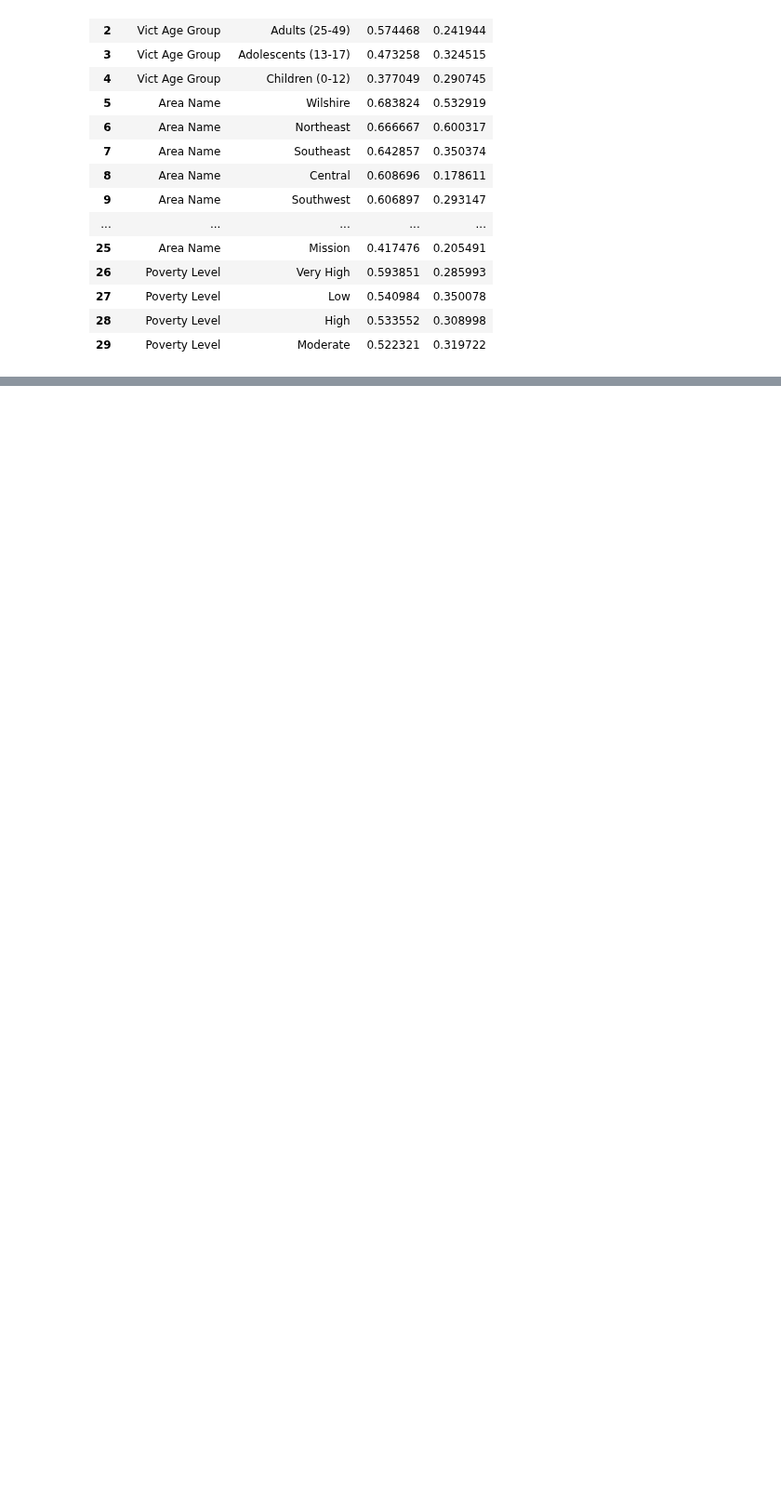
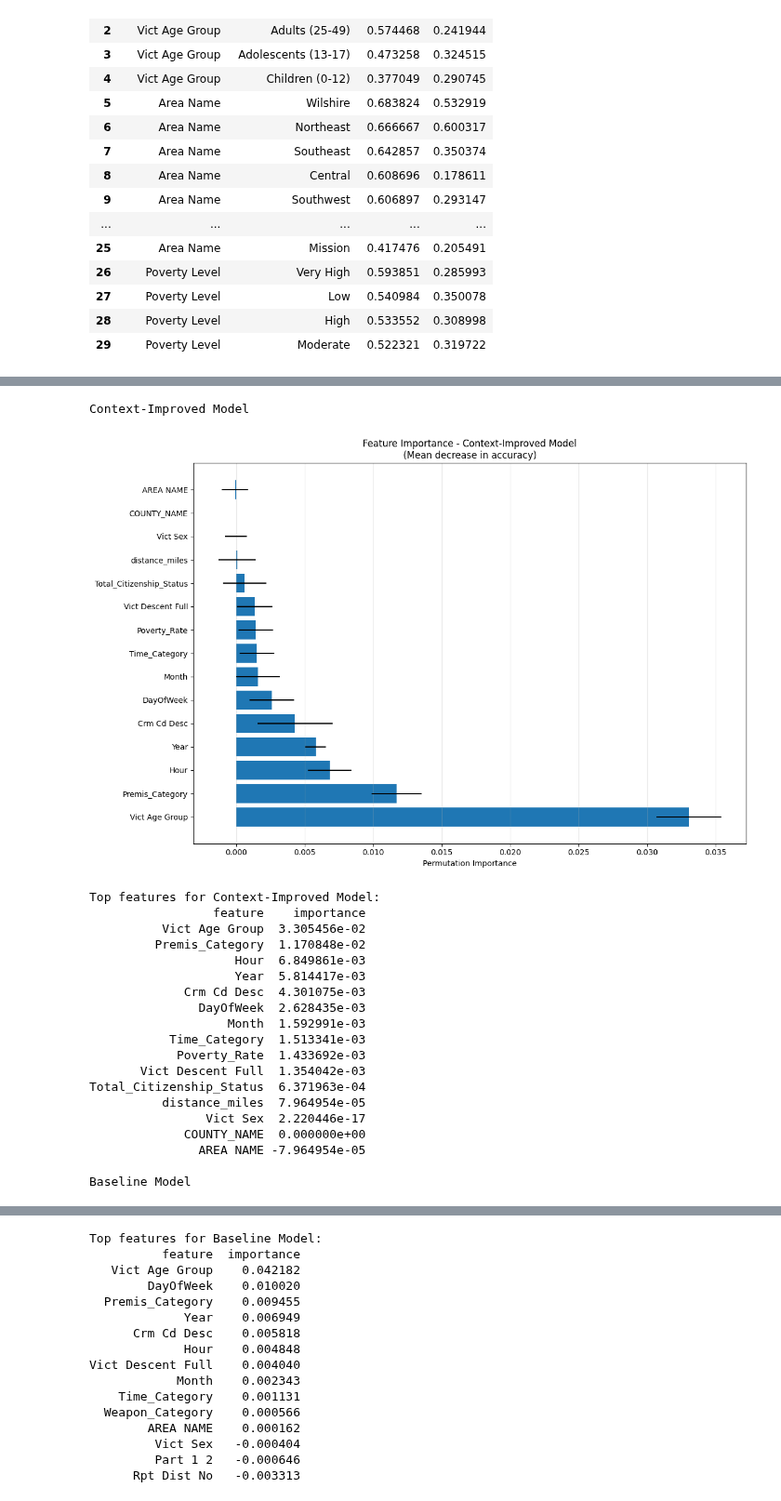
Before and after one commit to emilynnguyen1/Violent-Sexual-Crimes, a Jupyter notebook: notebooks/Hospital-Data-Integration-Cleaning.ipynb, the cells around one changed output, grey strips where cells are left out. Shown at 93% size. Drawn from its saved outputs; the diff is of its cells as text; code cells hidden in the pictures; blank space fills up the shorter version.

```diff
--- a/notebooks/Hospital-Data-Integration-Cleaning.ipynb
+++ b/notebooks/Hospital-Data-Integration-Cleaning.ipynb
@@ -1792,0 +1795,61 @@ display(all_fairness_metrics)
+# %%
+def reliable_feature_importance(pipeline, X_test, y_test, model_name):
+
+    perm_result = permutation_importance(
+        pipeline, X_test, y_test, n_repeats=5, random_state=42, n_jobs=-1
+    )
+
+    # Create results DataFrame
+    importance_df = pd.DataFrame({
+        'feature': X_test.columns,
+        'importance': perm_result.importances_mean,
+        'std': perm_result.importances_std
+    }).sort_values('importance', ascending=False).head(15)
+
+    # Plot
+    plt.figure(figsize=(12, 8))
+    y_pos = np.arange(len(importance_df))
+    plt.barh(y_pos, importance_df['importance'], xerr=importance_df['std'])
+    plt.yticks(y_pos, importance_df['feature'])
+    plt.xlabel('Permutation Importance')
+    plt.title(f'Feature Importance - {model_name}\n(Mean decrease in accuracy)')
+    plt.grid(axis='x', alpha=0.3)
+    plt.tight_layout()
+    plt.show()
+
+    print(f"Top features for {model_name}:")
+    print(importance_df[['feature', 'importance']].to_string(index=False))
+
+    return importance_df
+
+print("\nContext-Improved Model")
+context_importance = reliable_feature_importance(
+    pipeline_context, Xc_test, yc_test_enc, "Context-Improved Model"
+)
+
+print("\nBaseline Model")
+base_importance = reliable_feature_importance(
+    pipeline_base, Xb_test, yb_test_enc, "Baseline Model"
+)
+# %% [output]
+Context-Improved Model
+[figure, added]
+Top features for Context-Improved Model:
+                 feature    importance
+          Vict Age Group  3.305456e-02
+         Premis_Category  1.170848e-02
+                    Hour  6.849861e-03
+                    Year  5.814417e-03
+             Crm Cd Desc  4.301075e-03
+               DayOfWeek  2.628435e-03
+                   Month  1.592991e-03
+           Time_Category  1.513341e-03
+            Poverty_Rate  1.433692e-03
+       Vict Descent Full  1.354042e-03
+Total_Citizenship_Status  6.371963e-04
+          distance_miles  7.964954e-05
+                Vict Sex  2.220446e-17
+             COUNTY_NAME  0.000000e+00
+               AREA NAME -7.964954e-05
+
+Baseline Model
@@ -1792,0 +1857,16 @@ display(all_fairness_metrics)
+Top features for Baseline Model:
+          feature  importance
+   Vict Age Group    0.042182
+        DayOfWeek    0.010020
+  Premis_Category    0.009455
+             Year    0.006949
+      Crm Cd Desc    0.005818
+             Hour    0.004848
+Vict Descent Full    0.004040
+            Month    0.002343
+    Time_Category    0.001131
+  Weapon_Category    0.000566
+        AREA NAME    0.000162
+         Vict Sex   -0.000404
+         Part 1 2   -0.000646
+      Rpt Dist No   -0.003313
```
Also changed, not shown: parts of 4 cells of this notebook.
